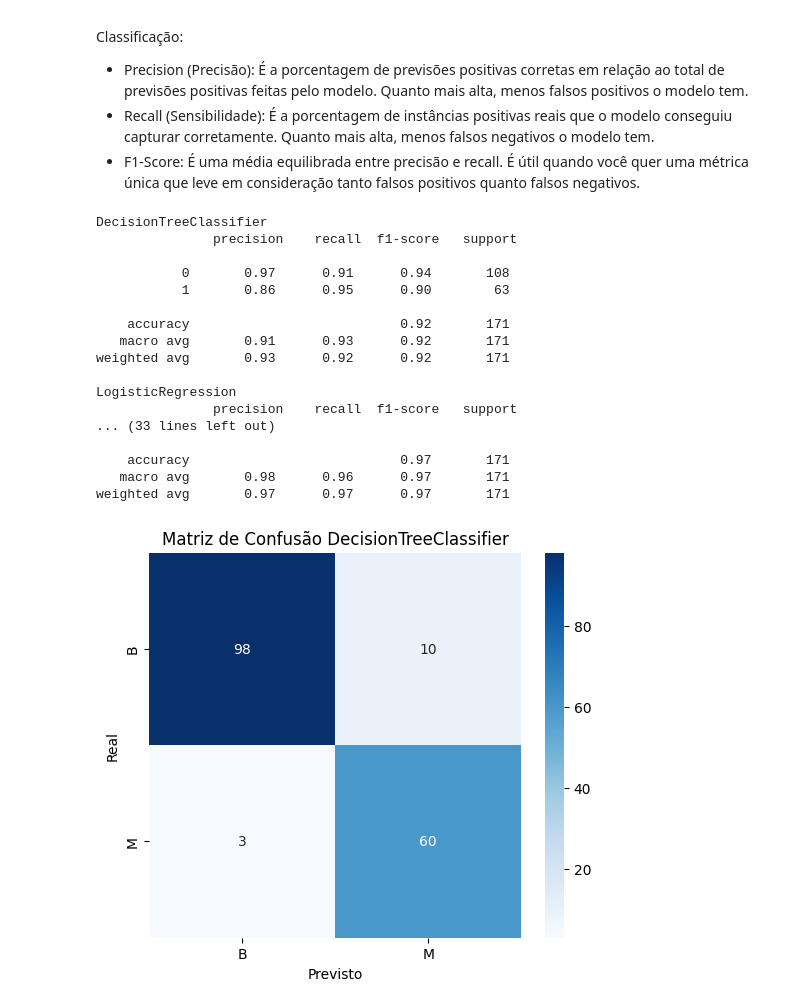
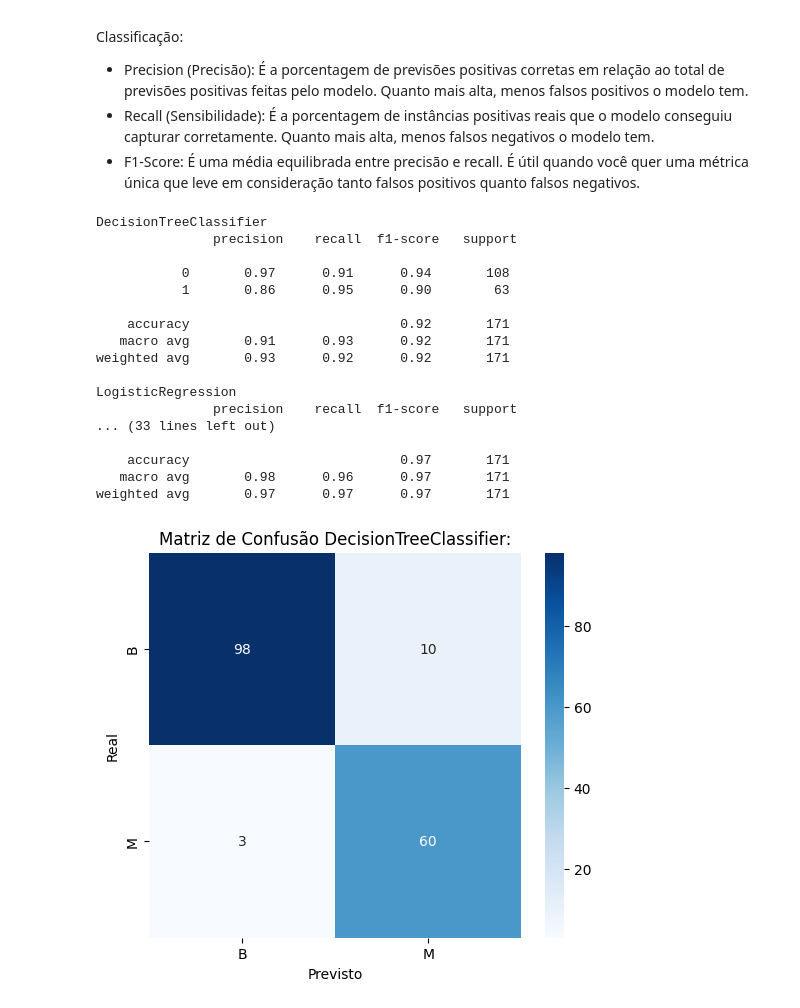
Before and after one commit to ihanmessias/machine_learn, a Jupyter notebook: breast_cancer/breat_cancer_ensemble_learning.ipynb, the cells around one changed output. Saved outputs shown, nothing was run; the diff lists cells and outputs as text; code cells hidden in the pictures.

```diff
--- a/cancer_predictions/breast_cancer/breat_cancer_ensemble_learning.ipynb
+++ b/breast_cancer/breat_cancer_ensemble_learning.ipynb
@@ -191,33 +211,33 @@ Classificação:
 # classification_report and confusion matrix
 for clf in (tree_clf, lr_clf, svm_clf, rf_clf, voting_clfs):
     clf.fit(X_train, y_train)
     predictions = clf.predict(X_test)
     print(f'{clf.__class__.__name__}\n',classification_report(y_test, predictions))
 
     plt.figure(figsize=(6, 5))
     sns.heatmap(confusion_matrix(y_test, predictions),
         annot=True, fmt='d', cmap='Blues',
         xticklabels=['B', 'M'], yticklabels=['B', 'M'])
     plt.xlabel('Previsto')
     plt.ylabel('Real')
-    plt.title(f'Matriz de Confusão {clf.__class__.__name__}')
+    plt.title(f'Matriz de Confusão {clf.__class__.__name__}:')
 # %% [output]
 DecisionTreeClassifier
                precision    recall  f1-score   support
 
            0       0.97      0.91      0.94       108
            1       0.86      0.95      0.90        63
 
     accuracy                           0.92       171
    macro avg       0.91      0.93      0.92       171
 weighted avg       0.93      0.92      0.92       171
 
 LogisticRegression
                precision    recall  f1-score   support
 ... (33 lines left out)
 
     accuracy                           0.97       171
    macro avg       0.98      0.96      0.97       171
 weighted avg       0.97      0.97      0.97       171
-[figure, old version]
+[figure, new version]
 [figure]
```
Also changed, not shown: parts of 9 cells of this notebook, 6 other files.
